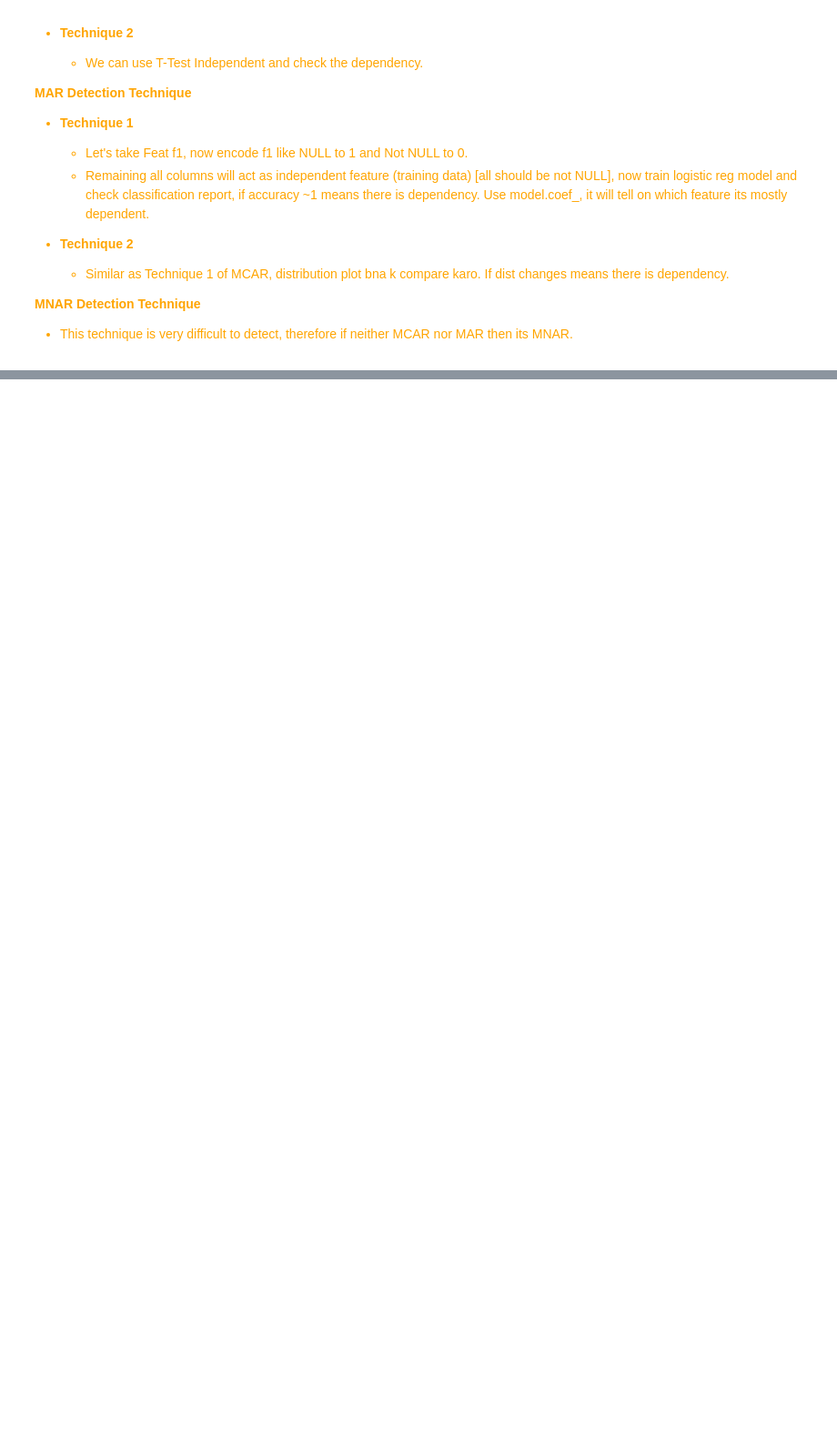
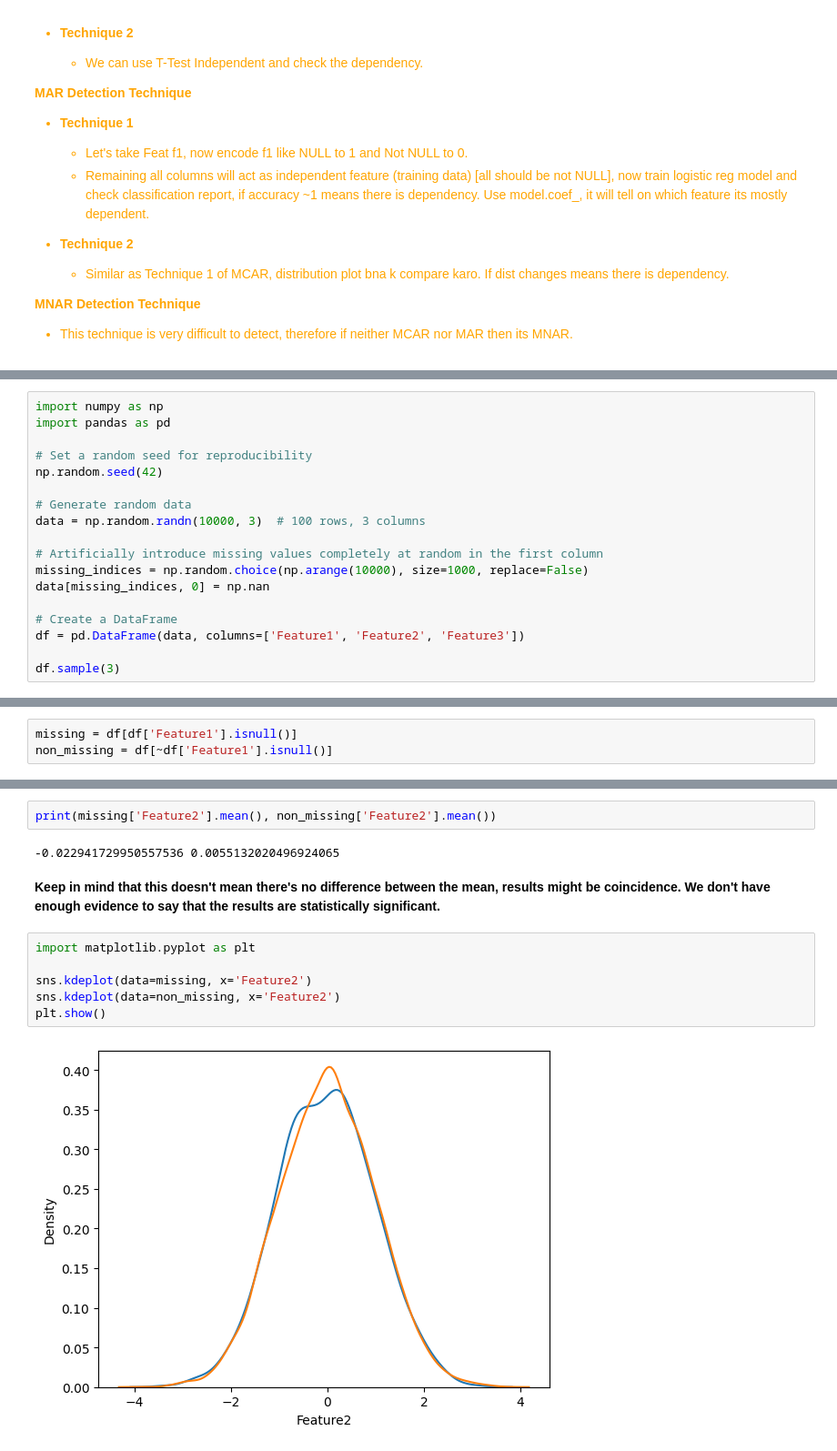
Before and after one commit to ronylpatil/data-preprocessing, a Jupyter notebook: notebooks/missing_values.ipynb, the cells around one changed output, grey strips where cells are left out. Shown at 91% size. Saved outputs shown, nothing was run; the diff lists cells and outputs as text; blank space fills up the shorter version.

```diff
--- a/notebooks/missing_values.ipynb
+++ b/notebooks/missing_values.ipynb
@@ -136,0 +170,18 @@ missingno.dendrogram(df, orientation='bottom')
+# %%
+import numpy as np
+import pandas as pd
+
+# Set a random seed for reproducibility
+np.random.seed(42)
+
+# Generate random data
+data = np.random.randn(10000, 3)  # 100 rows, 3 columns
+
+# Artificially introduce missing values completely at random in the first column
+missing_indices = np.random.choice(np.arange(10000), size=1000, replace=False)
+data[missing_indices, 0] = np.nan
+
+# Create a DataFrame
+df = pd.DataFrame(data, columns=['Feature1', 'Feature2', 'Feature3'])
+
+df.sample(3)
@@ -136,0 +193,3 @@ missingno.dendrogram(df, orientation='bottom')
+# %%
+missing = df[df['Feature1'].isnull()]
+non_missing = df[~df['Feature1'].isnull()]
@@ -136,0 +206,15 @@ missingno.dendrogram(df, orientation='bottom')
+# %%
+print(missing['Feature2'].mean(), non_missing['Feature2'].mean())
+# %% [output]
+-0.022941729950557536 0.0055132020496924065
+# %% [markdown]
+<b>Keep in mind that this doesn't mean there's no difference between the mean, results might be coincidence.
+We don't have enough evidence to say that the results are statistically significant.
+# %%
+import matplotlib.pyplot as plt
+
+sns.kdeplot(data=missing, x='Feature2')
+sns.kdeplot(data=non_missing, x='Feature2')
+plt.show()
+# %% [output]
+[figure, added]
```
Also changed, not shown: parts of 8 cells of this notebook.
